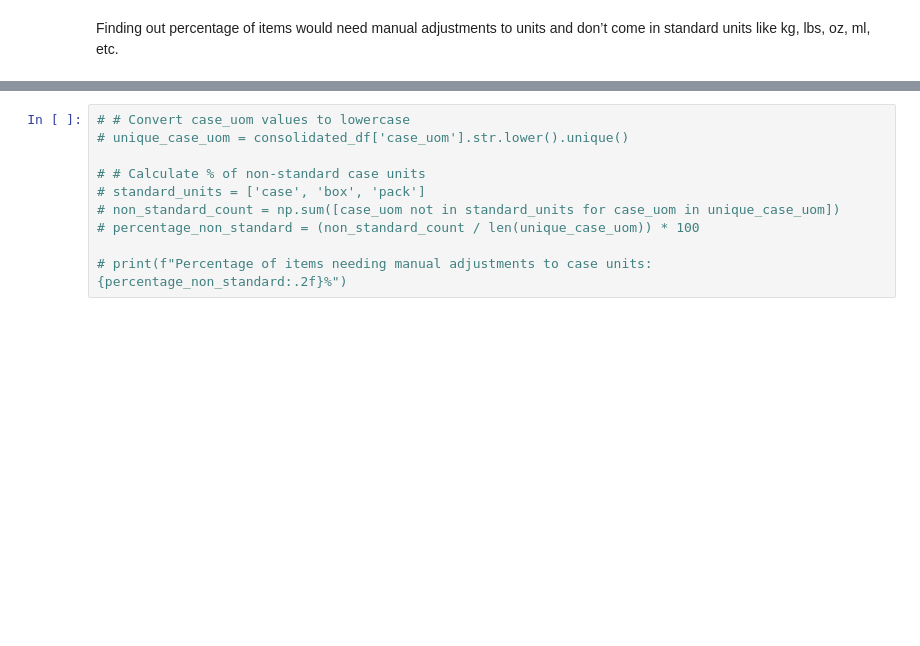
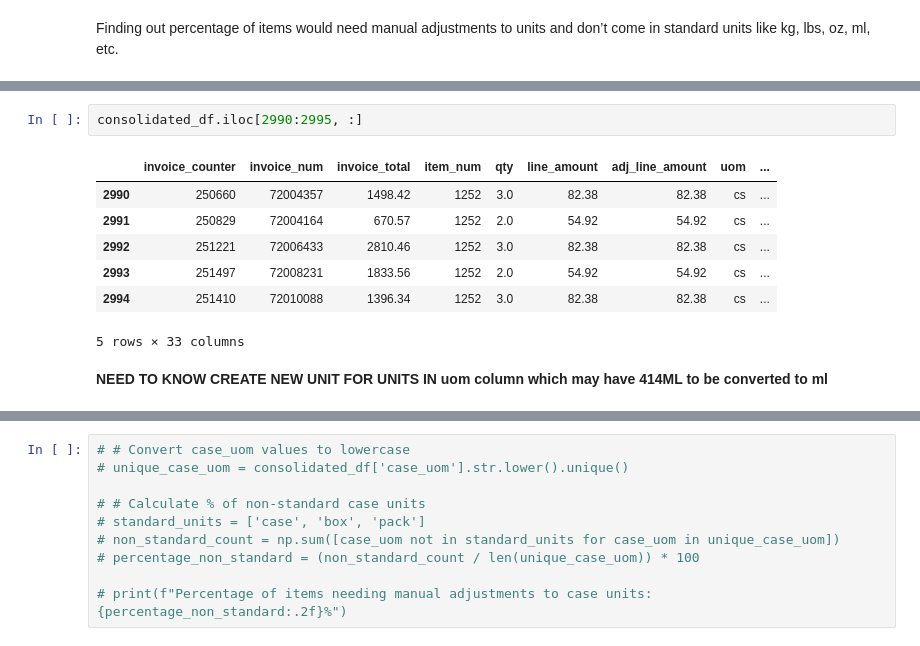
Before and after one commit to ssmubc/CFFS_jupyter_may29, a Jupyter notebook: Categorizing_IDs_to_GHG_IDs/Reorganizing_categories.ipynb, the cells around one changed output, grey strips where cells are left out. Drawn from its saved outputs; the diff is of its cells as text; blank space fills up the shorter version.

```diff
--- a/Categorizing_IDs_to_GHG_IDs/Reorganizing_categories.ipynb
+++ b/Categorizing_IDs_to_GHG_IDs/Reorganizing_categories.ipynb
@@ -698,0 +842,12 @@ Finding out percentage of items would need manual adjustments to units and don
+# %%
+consolidated_df.iloc[2990:2995, :]
+# %% [output]
+|  | invoice_counter | invoice_num | invoice_total | item_num | qty | line_amount | adj_line_amount | uom | ... |
+| 2990 | 250660 | 72004357 | 1498.42 | 1252 | 3.0 | 82.38 | 82.38 | cs | ... |
+| 2991 | 250829 | 72004164 | 670.57 | 1252 | 2.0 | 54.92 | 54.92 | cs | ... |
+| 2992 | 251221 | 72006433 | 2810.46 | 1252 | 3.0 | 82.38 | 82.38 | cs | ... |
+| 2993 | 251497 | 72008231 | 1833.56 | 1252 | 2.0 | 54.92 | 54.92 | cs | ... |
+| 2994 | 251410 | 72010088 | 1396.34 | 1252 | 3.0 | 82.38 | 82.38 | cs | ... |
+5 rows × 33 columns
+# %% [markdown]
+**NEED TO KNOW CREATE NEW UNIT FOR UNITS IN uom column which may have 414ML to be converted to ml**
```
Also changed, not shown: parts of 10 cells of this notebook, 1 other file.
